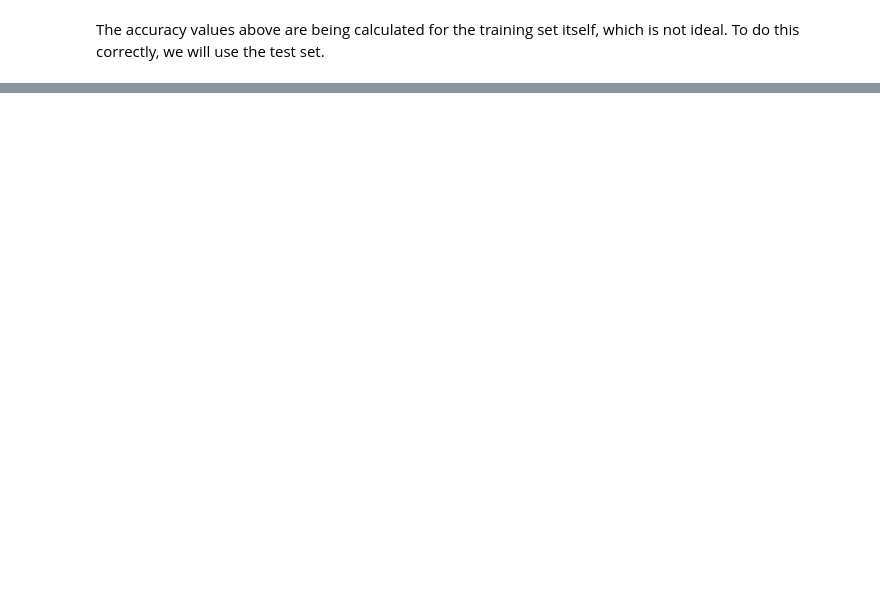
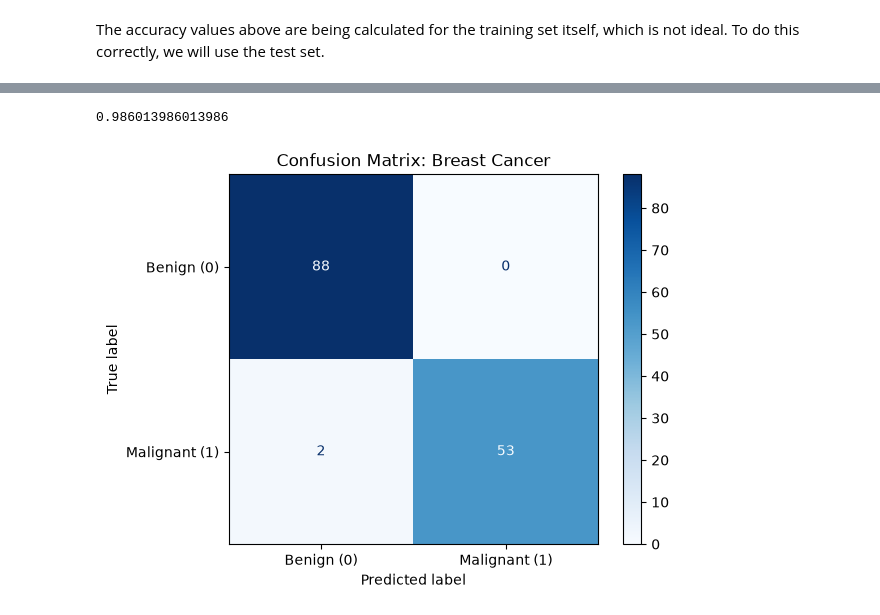
Before and after one commit to miqueias-ayron/neural-networks, a Jupyter notebook: notebooks/classification/BreastCancerWisconsin.ipynb, the cells around one changed output, grey strips where cells are left out. Saved outputs shown, nothing was run; the diff lists cells and outputs as text; code cells hidden in the pictures; blank space fills up the shorter version.

```diff
--- a/notebooks/classification/BreastCancerWisconsin.ipynb
+++ b/notebooks/classification/BreastCancerWisconsin.ipynb
@@ -186,0 +219,4 @@ plt.show()
+# %%
+new_neural_network.compile(optimizer=optimizer, loss="binary_crossentropy", metrics=["binary_accuracy"])
+# %%
+new_neural_network.fit(X_training, y_training, batch_size=10, epochs=100)
@@ -186,0 +264,3 @@ plt.show()
+# %%
+new_predicteds = (new_neural_network.predict(X_test) > 0.5).astype(int)
+new_predicteds
@@ -186,0 +286,14 @@ plt.show()
+# %%
+accuracy_score(y_test, new_predicteds)
+# %% [output]
+0.986013986013986
+# %%
+new_confusion_matrix = confusion_matrix(y_test, new_predicteds)
+# %%
+disp = ConfusionMatrixDisplay(confusion_matrix=new_confusion_matrix, display_labels=["Benign (0)", "Malignant (1)"])
+disp.plot(cmap="Blues", values_format="d")
+
+plt.title("Confusion Matrix: Breast Cancer")
+plt.show()
+# %% [output]
+[figure, added]
```
Also changed, not shown: parts of 16 cells of this notebook, 1 other file.
